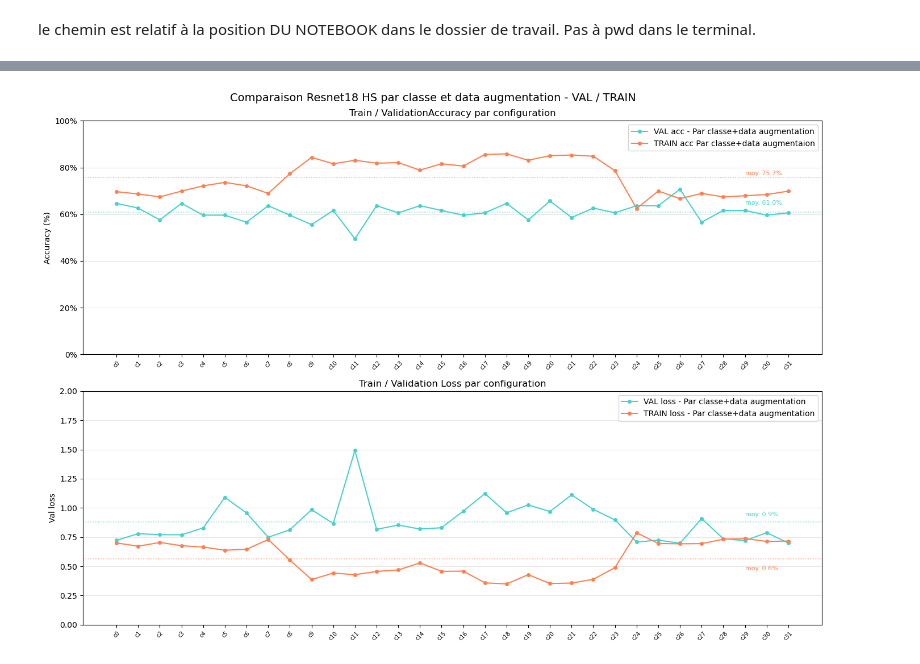
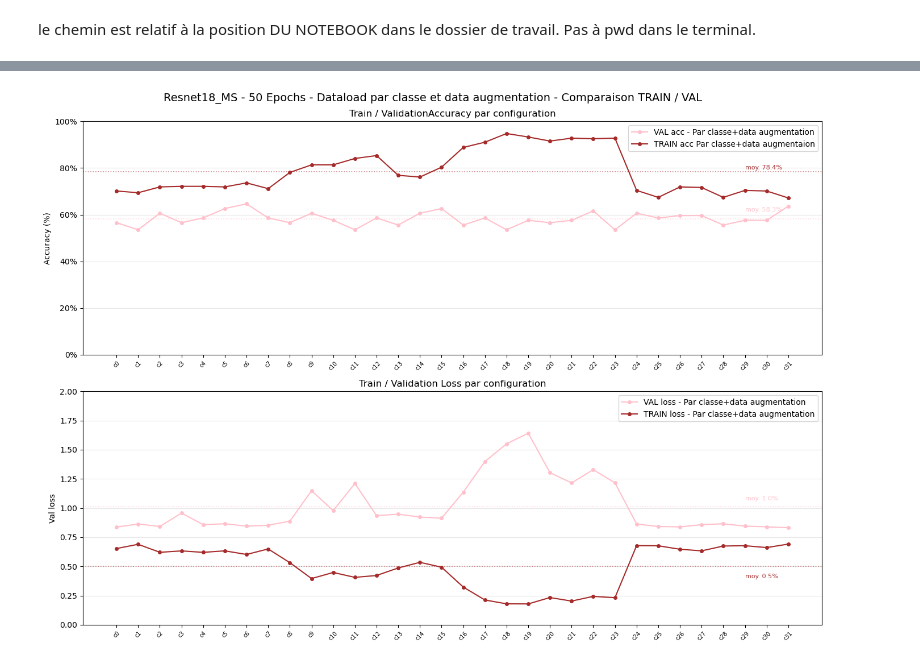
Before and after one commit to tinyhurricaneclarity/projet-deep-learning-m1, a Jupyter notebook: resnet18/src/resnet18_HS/results/visualisation_grid_18_HS.ipynb, the cells around one changed output, grey strips where cells are left out. Cells and saved outputs as stored; diff of their text form; code cells hidden in the pictures.

```diff
--- a/resnet18/src/resnet18_HS/results/visualisation_grid_18_HS.ipynb
+++ b/resnet18/src/resnet18_HS/results/visualisation_grid_18_HS.ipynb
@@ -17,4 +20,9 @@ le chemin est relatif à la position DU NOTEBOOK dans le dossier de travail. Pas
 #import des résultats
 
 grid_par_classe_aug = pd.read_csv("grid_search_results_par_classe_data_augmentation_HS.csv")
+# %%
+#pour sélectionner les configs avec 50 epochs / 100 epochs
+
+grid_par_classe_aug_50 = grid_par_classe_aug.head(32)
+grid_par_classe_aug_100 = grid_par_classe_aug.tail(32)
 # %%
@@ -46,56 +168,54 @@ plt.show()
 # %%
-#CLAUDE
-
-labels = [f"c{i}" for i in range(len(grid_par_classe_aug))]
+labels = [f"c{i}" for i in range(len(grid_par_classe_aug_50))]
 
 # --- Figure 1 : val_acc comparaison ---
 
 fig, axes = plt.subplots(2, 1, figsize=(14, 10))
-fig.suptitle("Comparaison Resnet18 HS par classe et data augmentation - VAL / TRAIN", fontsize=14)
+fig.suptitle("Resnet18_MS - 50 Epochs - Dataload par classe et data augmentation - Comparaison TRAIN / VAL", fontsize=14)
 
 ax1 = axes[0]
-ax1.plot(labels, grid_par_classe_aug["val_acc"],  color="mediumturquoise", linestyle="-",  marker="o", markersize=4, label="VAL acc - Par classe+data augmentation")
-ax1.plot(labels, grid_par_classe_aug["train_acc"],  color="coral", linestyle="-",  marker="o", markersize=4, label="TRAIN acc Par classe+data augmentaion")
-ax1.axhline(grid_par_classe_aug["val_acc"].mean(),  color="mediumturquoise", linestyle=":", alpha=0.6, linewidth=1.2)
-ax1.axhline(grid_par_classe_aug["train_acc"].mean(),  color="coral", linestyle=":", alpha=0.6, linewidth=1.2)
+ax1.plot(labels, grid_par_classe_aug_50["val_acc"],  color="pink", linestyle="-",  marker="o", markersize=4, label="VAL acc - Par classe+data augmentation")
+ax1.plot(labels, grid_par_classe_aug_50["train_acc"],  color="brown", linestyle="-",  marker="o", markersize=4, label="TRAIN acc Par classe+data augmentaion")
+ax1.axhline(grid_par_classe_aug_50["val_acc"].mean(),  color="pink", linestyle=":", alpha=0.6, linewidth=1.2)
+ax1.axhline(grid_par_classe_aug_50["train_acc"].mean(),  color="brown", linestyle=":", alpha=0.6, linewidth=1.2)
 ax1.set_ylabel("Accuracy (%)")
 ax1.set_ylim(0, 100)
 ax1.set_title("Train / ValidationAccuracy par configuration")
 ax1.legend()
 ax1.set_xticks(range(len(labels)))
 ax1.set_xticklabels(labels, rotation=45, fontsize=7)
 ax1.yaxis.set_major_formatter(mticker.FormatStrFormatter("%.0f%%"))
 ax1.grid(axis="y", alpha=0.3)
 
 # Annotations moyennes
-ax1.annotate(f"moy. {grid_par_classe_aug['train_acc'].mean():.1f}%", xy=(31, grid_par_classe_aug["train_acc"].mean()),
-             xytext=(29, grid_par_classe_aug["train_acc"].mean() + 1), color="coral", fontsize=8)
-ax1.annotate(f"moy. {grid_par_classe_aug['val_acc'].mean():.1f}%", xy=(31, grid_par_classe_aug["val_acc"].mean()), #défini les coordonnées du graphique
-             xytext=(29, grid_par_classe_aug["val_acc"].mean() + 3), color="mediumturquoise", fontsize=8) #défini les coordonnées précises du graphique ou doit s'afficher le texte
+ax1.annotate(f"moy. {grid_par_classe_aug_50['train_acc'].mean():.1f}%", xy=(31, grid_par_classe_aug_50["train_acc"].mean()),
+             xytext=(29, grid_par_classe_aug_50["train_acc"].mean() + 1), color="brown", fontsize=8)
+ax1.annotate(f"moy. {grid_par_classe_aug_50['val_acc'].mean():.1f}%", xy=(31, grid_par_classe_aug_50["val_acc"].mean()), #défini les coordonnées du graphique
+             xytext=(29, grid_par_classe_aug_50["val_acc"].mean() + 3), color="pink", fontsize=8) #défini les coordonnées précises du graphique ou doit s'afficher le texte
 
 # --- Figure 2 : val_loss comparaison ---
 ax2 = axes[1]
-ax2.plot(labels, grid_par_classe_aug["val_loss"],  color="mediumturquoise", linestyle="-",  marker="o", markersize=4, label="VAL loss - Par classe+data augmentation")
-ax2.plot(labels, grid_par_classe_aug["train_loss"],  color="coral", linestyle="-",  marker="o", markersize=4, label="TRAIN loss - Par classe+data augmentation")
-ax2.axhline(grid_par_classe_aug["val_loss"].mean(),  color="mediumturquoise", linestyle=":", alpha=0.6, linewidth=1.2)
-ax2.axhline(grid_par_classe_aug["train_loss"].mean(),  color="coral", linestyle=":", alpha=0.6, linewidth=1.2)
+ax2.plot(labels, grid_par_classe_aug_50["val_loss"],  color="pink", linestyle="-",  marker="o", markersize=4, label="VAL loss - Par classe+data augmentation")
+ax2.plot(labels, grid_par_classe_aug_50["train_loss"],  color="brown", linestyle="-",  marker="o", markersize=4, label="TRAIN loss - Par classe+data augmentation")
+ax2.axhline(grid_par_classe_aug_50["val_loss"].mean(),  color="pink", linestyle=":", alpha=0.6, linewidth=1.2)
+ax2.axhline(grid_par_classe_aug_50["train_loss"].mean(),  color="brown", linestyle=":", alpha=0.6, linewidth=1.2)
 ax2.set_ylabel("Val loss")
 ax2.set_title("Train / Validation Loss par configuration")
 ax2.legend()
 ax2.set_ylim(0, 2.0)
 ax2.set_xticks(range(len(labels)))
 ax2.set_xticklabels(labels, rotation=45, fontsize=7)
 ax2.grid(axis="y", alpha=0.3)
 
 # Annotations moyennes
-ax2.annotate(f"moy. {grid_par_classe_aug['train_loss'].mean():.1f}%", xy=(31, grid_par_classe_aug["train_loss"].mean()),
-             xytext=(29, grid_par_classe_aug["train_loss"].mean() - 0.1 ), color="coral", fontsize=8)
-ax2.annotate(f"moy. {grid_par_classe_aug['val_loss'].mean():.1f}%", xy=(31, grid_par_classe_aug["val_loss"].mean()), #défini les coordonnées du graphique
-             xytext=(29, grid_par_classe_aug["val_loss"].mean() + 0.05), color="mediumturquoise", fontsize=8) #défini les coordonnées précises du graphique ou doit s'afficher le texte
+ax2.annotate(f"moy. {grid_par_classe_aug_50['train_loss'].mean():.1f}%", xy=(31, grid_par_classe_aug_50["train_loss"].mean()),
+             xytext=(29, grid_par_classe_aug_50["train_loss"].mean() - 0.1 ), color="brown", fontsize=8)
+ax2.annotate(f"moy. {grid_par_classe_aug_50['val_loss'].mean():.1f}%", xy=(31, grid_par_classe_aug_50["val_loss"].mean()), #défini les coordonnées du graphique
+             xytext=(29, grid_par_classe_aug_50["val_loss"].mean() + 0.05), color="pink", fontsize=8) #défini les coordonnées précises du graphique ou doit s'afficher le texte
 
 
 plt.tight_layout()
-plt.savefig("comparison_val_metrics.png", dpi=150, bbox_inches="tight")
+plt.savefig("figures/comparison_val_metrics_50_epochs_18_MS.png", dpi=150, bbox_inches="tight")
 plt.show()
 # %% [output]
-[figure, old version]
+[figure, new version]
```
Also changed, not shown: parts of 11 cells of this notebook, 40 other files.
